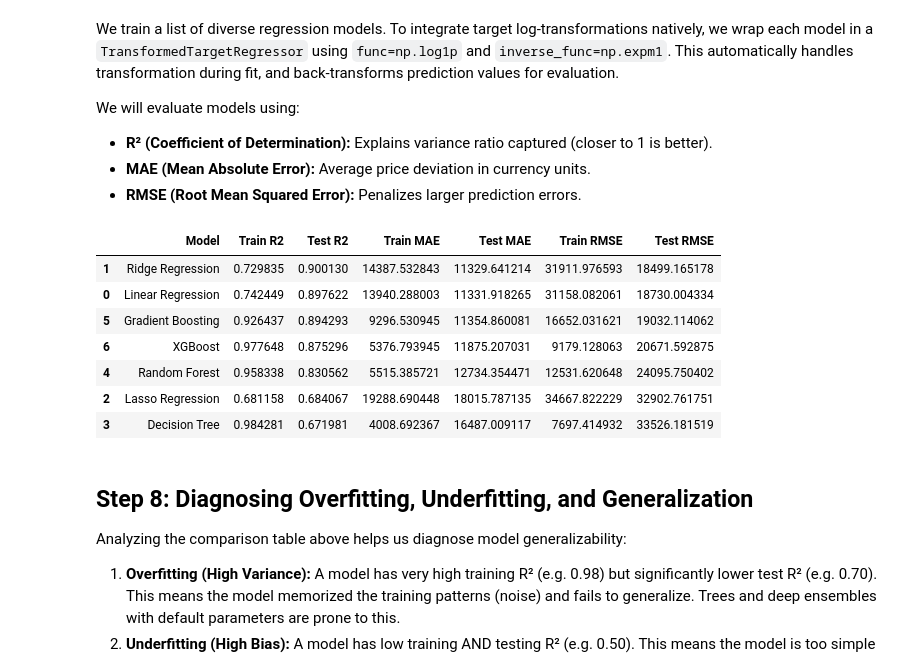
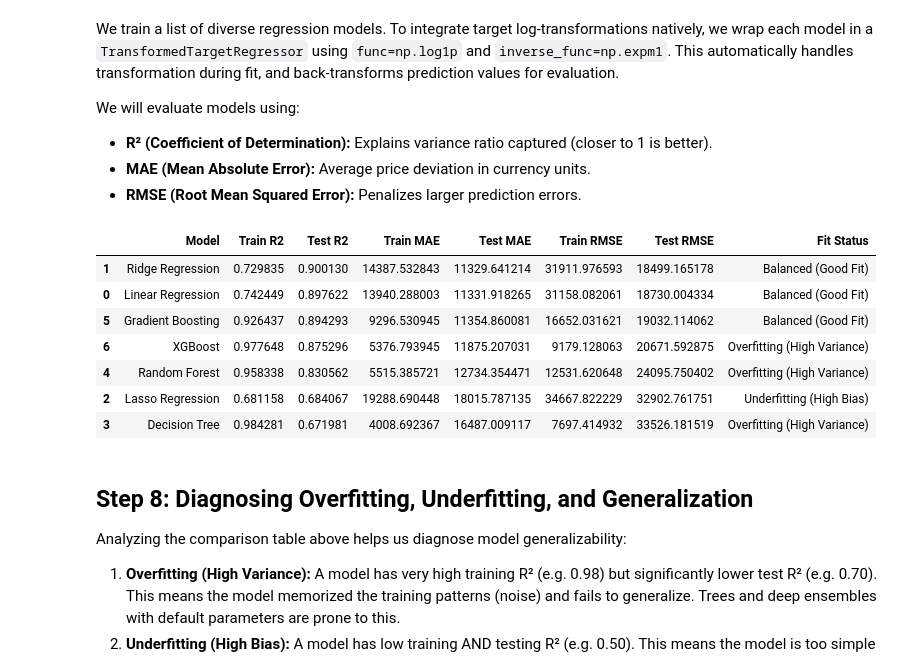
Before and after one commit to binodshahnepal/DataAnalysis, a Jupyter notebook: laptop_preprocessing_and_modeling.ipynb, the cells around one changed output. Cells and saved outputs as stored; diff of their text form; code cells hidden in the pictures.

Commit message:
Add Fit Status column to results_df comparison table

```diff
--- a/laptop_preprocessing_and_modeling.ipynb
+++ b/laptop_preprocessing_and_modeling.ipynb
@@ -301,41 +301,55 @@ for name, model in models.items():
     ])
 
     # Fit model
     pipeline.fit(X_train, y_train)
 
     # Evaluate on Train Set
     y_train_pred = pipeline.predict(X_train)
     r2_train = r2_score(y_train, y_train_pred)
     mae_train = mean_absolute_error(y_train, y_train_pred)
     rmse_train = np.sqrt(mean_squared_error(y_train, y_train_pred))
 
     # Evaluate on Test Set
     y_test_pred = pipeline.predict(X_test)
     r2_test = r2_score(y_test, y_test_pred)
     mae_test = mean_absolute_error(y_test, y_test_pred)
     rmse_test = np.sqrt(mean_squared_error(y_test, y_test_pred))
 
     results.append({
         'Model': name,
         'Train R2': r2_train,
         'Test R2': r2_test,
         'Train MAE': mae_train,
         'Test MAE': mae_test,
         'Train RMSE': rmse_train,
         'Test RMSE': rmse_test
     })
 
 results_df = pd.DataFrame(results).sort_values(by='Test R2', ascending=False)
+
+# Add Diagnostic Fit Status based on R2 comparisons
+def diagnose_fit(row):
+    train_r2 = row['Train R2']
+    test_r2 = row['Test R2']
+    gap = train_r2 - test_r2
+    if train_r2 < 0.75 and test_r2 < 0.75:
+        return 'Underfitting (High Bias)'
+    elif gap > 0.10:
+        return 'Overfitting (High Variance)'
+    else:
+        return 'Balanced (Good Fit)'
+
+results_df['Fit Status'] = results_df.apply(diagnose_fit, axis=1)
 results_df
 # %% [output]
-|  | Model | Train R2 | Test R2 | Train MAE | Test MAE | Train RMSE | Test RMSE |
-| 1 | Ridge Regression | 0.729835 | 0.900130 | 14387.532843 | 11329.641214 | 31911.976593 | 18499.165178 |
-| 0 | Linear Regression | 0.742449 | 0.897622 | 13940.288003 | 11331.918265 | 31158.082061 | 18730.004334 |
-| 5 | Gradient Boosting | 0.926437 | 0.894293 | 9296.530945 | 11354.860081 | 16652.031621 | 19032.114062 |
-| 6 | XGBoost | 0.977648 | 0.875296 | 5376.793945 | 11875.207031 | 9179.128063 | 20671.592875 |
-| 4 | Random Forest | 0.958338 | 0.830562 | 5515.385721 | 12734.354471 | 12531.620648 | 24095.750402 |
-| 2 | Lasso Regression | 0.681158 | 0.684067 | 19288.690448 | 18015.787135 | 34667.822229 | 32902.761751 |
-| 3 | Decision Tree | 0.984281 | 0.671981 | 4008.692367 | 16487.009117 | 7697.414932 | 33526.181519 |
+|  | Model | Train R2 | Test R2 | Train MAE | Test MAE | Train RMSE | Test RMSE | Fit Status |
+| 1 | Ridge Regression | 0.729835 | 0.900130 | 14387.532843 | 11329.641214 | 31911.976593 | 18499.165178 | Balanced (Good Fit) |
+| 0 | Linear Regression | 0.742449 | 0.897622 | 13940.288003 | 11331.918265 | 31158.082061 | 18730.004334 | Balanced (Good Fit) |
+| 5 | Gradient Boosting | 0.926437 | 0.894293 | 9296.530945 | 11354.860081 | 16652.031621 | 19032.114062 | Balanced (Good Fit) |
+| 6 | XGBoost | 0.977648 | 0.875296 | 5376.793945 | 11875.207031 | 9179.128063 | 20671.592875 | Overfitting (High Variance) |
+| 4 | Random Forest | 0.958338 | 0.830562 | 5515.385721 | 12734.354471 | 12531.620648 | 24095.750402 | Overfitting (High Variance) |
+| 2 | Lasso Regression | 0.681158 | 0.684067 | 19288.690448 | 18015.787135 | 34667.822229 | 32902.761751 | Underfitting (High Bias) |
+| 3 | Decision Tree | 0.984281 | 0.671981 | 4008.692367 | 16487.009117 | 7697.414932 | 33526.181519 | Overfitting (High Variance) |
 # %% [markdown]
 ## Step 8: Diagnosing Overfitting, Underfitting, and Generalization
 
```
